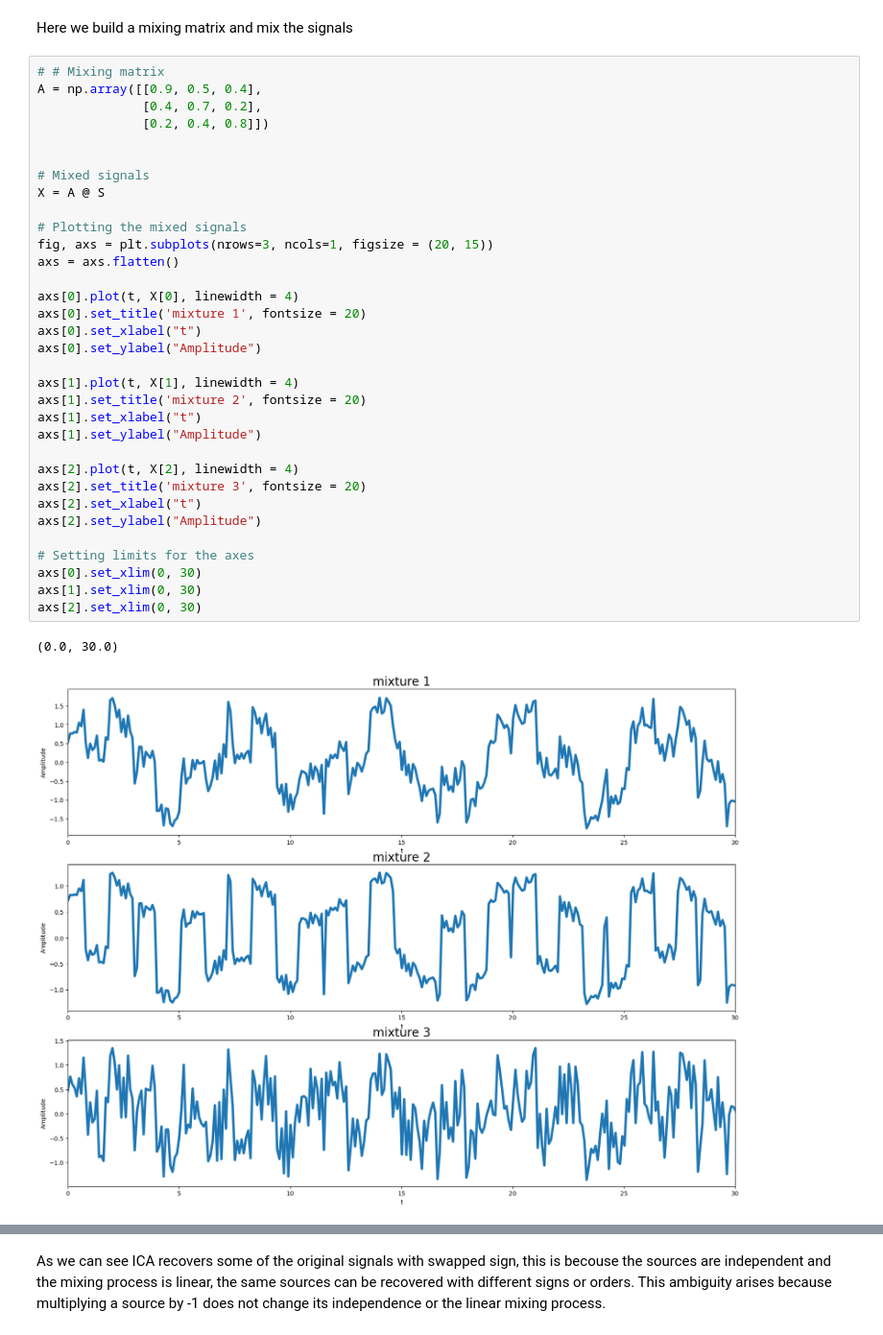
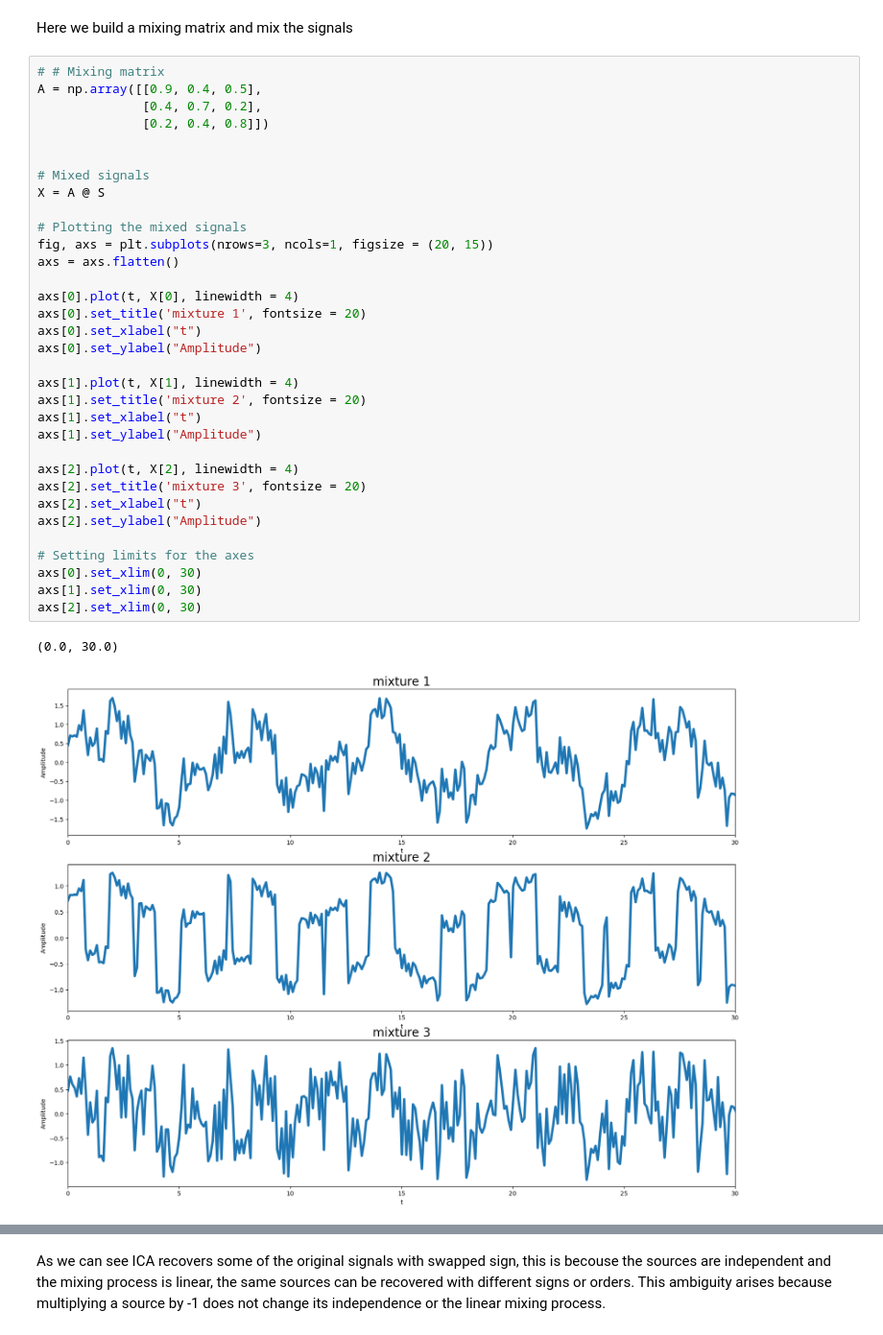
Before and after one commit to gabricarr/FastICA-Information-Theory, a Jupyter notebook: ICA.ipynb, the cells around one changed output, grey strips where cells are left out. Shown at 96% size. Drawn from its saved outputs; the diff is of its cells as text.

```diff
--- a/ICA.ipynb
+++ b/ICA.ipynb
@@ -147,38 +151,38 @@ print_signals(S, "Original Signals", labels = True, scaling = 1.5)
 Here we build a mixing matrix and mix the signals
 # %%
 # # Mixing matrix
-A = np.array([[0.9, 0.5, 0.4],
+A = np.array([[0.9, 0.4, 0.5],
               [0.4, 0.7, 0.2],
               [0.2, 0.4, 0.8]])
 
 
 # Mixed signals
 X = A @ S
 
 # Plotting the mixed signals
 fig, axs = plt.subplots(nrows=3, ncols=1, figsize = (20, 15))
 axs = axs.flatten()
 
 axs[0].plot(t, X[0], linewidth = 4)
 axs[0].set_title('mixture 1', fontsize = 20)
 axs[0].set_xlabel("t")
 axs[0].set_ylabel("Amplitude")
 
 axs[1].plot(t, X[1], linewidth = 4)
 axs[1].set_title('mixture 2', fontsize = 20)
 axs[1].set_xlabel("t")
 axs[1].set_ylabel("Amplitude")
 
 axs[2].plot(t, X[2], linewidth = 4)
 axs[2].set_title('mixture 3', fontsize = 20)
 axs[2].set_xlabel("t")
 axs[2].set_ylabel("Amplitude")
 
 # Setting limits for the axes
 axs[0].set_xlim(0, 30)
 axs[1].set_xlim(0, 30)
 axs[2].set_xlim(0, 30)
 # %% [output]
 (0.0, 30.0)
-[figure, old version]
+[figure, new version]
 # %%
```
Also changed, not shown: parts of 25 cells of this notebook.
